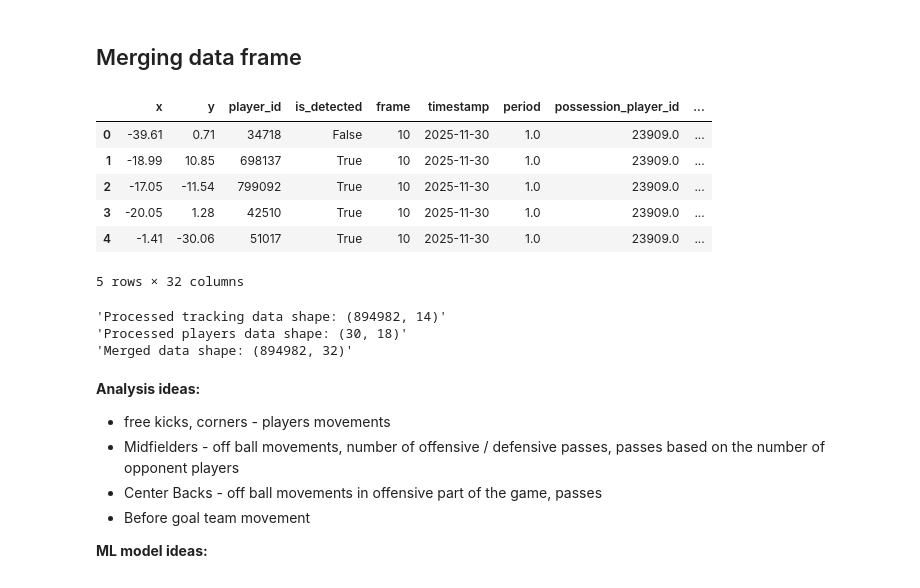
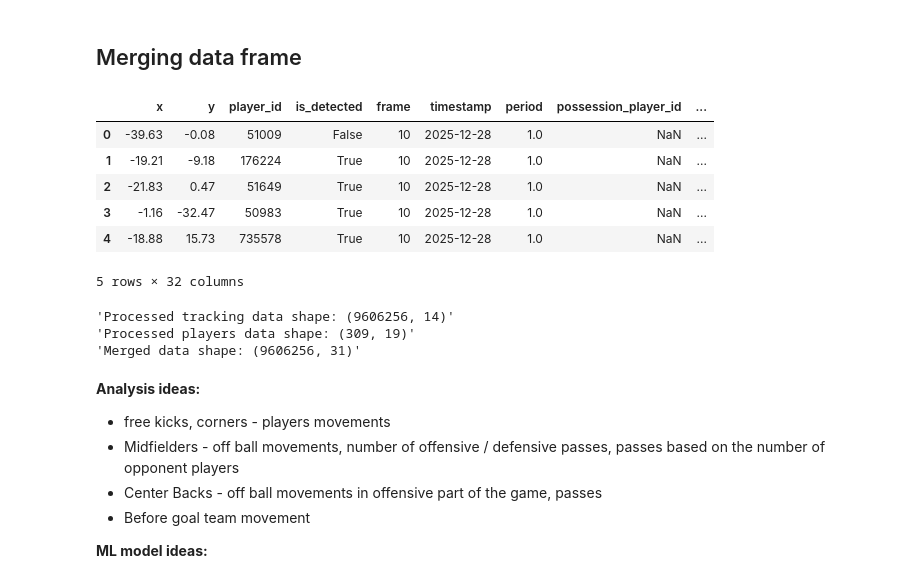
Before and after one commit to ppatrzalek/football-ml, a Jupyter notebook: notebooks/readers_notebook.ipynb, the cells around one changed output. Drawn from its saved outputs; the diff is of its cells as text; code cells hidden in the pictures.

```diff
--- a/notebooks/readers_notebook.ipynb
+++ b/notebooks/readers_notebook.ipynb
@@ -156,2 +97,5 @@ all_matches_tracking_df.to_csv(DATA_DIR / "all_matches_tracking.csv", index=Fals
+# %%
+path = DATA_DIR / "raw" / "all_matches_tracking.parquet"
+all_matches_tracking_df = pd.read_parquet(path)
 # %% [markdown]
 ## Match data
@@ -268,26 +118,30 @@ processed_players_df.head()
+# %%
+path = DATA_DIR / "raw" / "all_matches_players.parquet"
+all_matches_players_df = pd.read_parquet(path)
 # %% [markdown]
 ## Merging data frame
 # %%
-merged_df = processed_tracking_df.merge(
-    processed_players_df, left_on="player_id", right_on="id", how="left"
+merged_df = all_matches_tracking_df.merge(
+    all_matches_players_df, on=["player_id", "match_id"], how="left"
 )
+merged_df["time_in_minutes"] = np.round(merged_df["timestamp"].dt.hour * 60 + merged_df["timestamp"].dt.minute + merged_df["timestamp"].dt.second / 60, 2)
 merged_df.head()
 # %% [output]
 |  | x | y | player_id | is_detected | frame | timestamp | period | possession_player_id | ... |
-| 0 | -39.61 | 0.71 | 34718 | False | 10 | 2025-11-30 | 1.0 | 23909.0 | ... |
-| 1 | -18.99 | 10.85 | 698137 | True | 10 | 2025-11-30 | 1.0 | 23909.0 | ... |
-| 2 | -17.05 | -11.54 | 799092 | True | 10 | 2025-11-30 | 1.0 | 23909.0 | ... |
-| 3 | -20.05 | 1.28 | 42510 | True | 10 | 2025-11-30 | 1.0 | 23909.0 | ... |
-| 4 | -1.41 | -30.06 | 51017 | True | 10 | 2025-11-30 | 1.0 | 23909.0 | ... |
+| 0 | -39.63 | -0.08 | 51009 | False | 10 | 2025-12-28 | 1.0 | NaN | ... |
+| 1 | -19.21 | -9.18 | 176224 | True | 10 | 2025-12-28 | 1.0 | NaN | ... |
+| 2 | -21.83 | 0.47 | 51649 | True | 10 | 2025-12-28 | 1.0 | NaN | ... |
+| 3 | -1.16 | -32.47 | 50983 | True | 10 | 2025-12-28 | 1.0 | NaN | ... |
+| 4 | -18.88 | 15.73 | 735578 | True | 10 | 2025-12-28 | 1.0 | NaN | ... |
 5 rows × 32 columns
 # %%
-print(f"Processed tracking data shape: {processed_tracking_df.shape}")
-print(f"Processed players data shape: {processed_players_df.shape}")
+print(f"Processed tracking data shape: {all_matches_tracking_df.shape}")
+print(f"Processed players data shape: {all_matches_players_df.shape}")
 print(f"Merged data shape: {merged_df.shape}")
 # %% [output]
-'Processed tracking data shape: (894982, 14)'
-'Processed players data shape: (30, 18)'
-'Merged data shape: (894982, 32)'
+'Processed tracking data shape: (9606256, 14)'
+'Processed players data shape: (309, 19)'
+'Merged data shape: (9606256, 31)'
 # %% [markdown]
 **Analysis ideas:**
  - free kicks, corners - players movements
```
Also changed, not shown: parts of 35 cells of this notebook.
